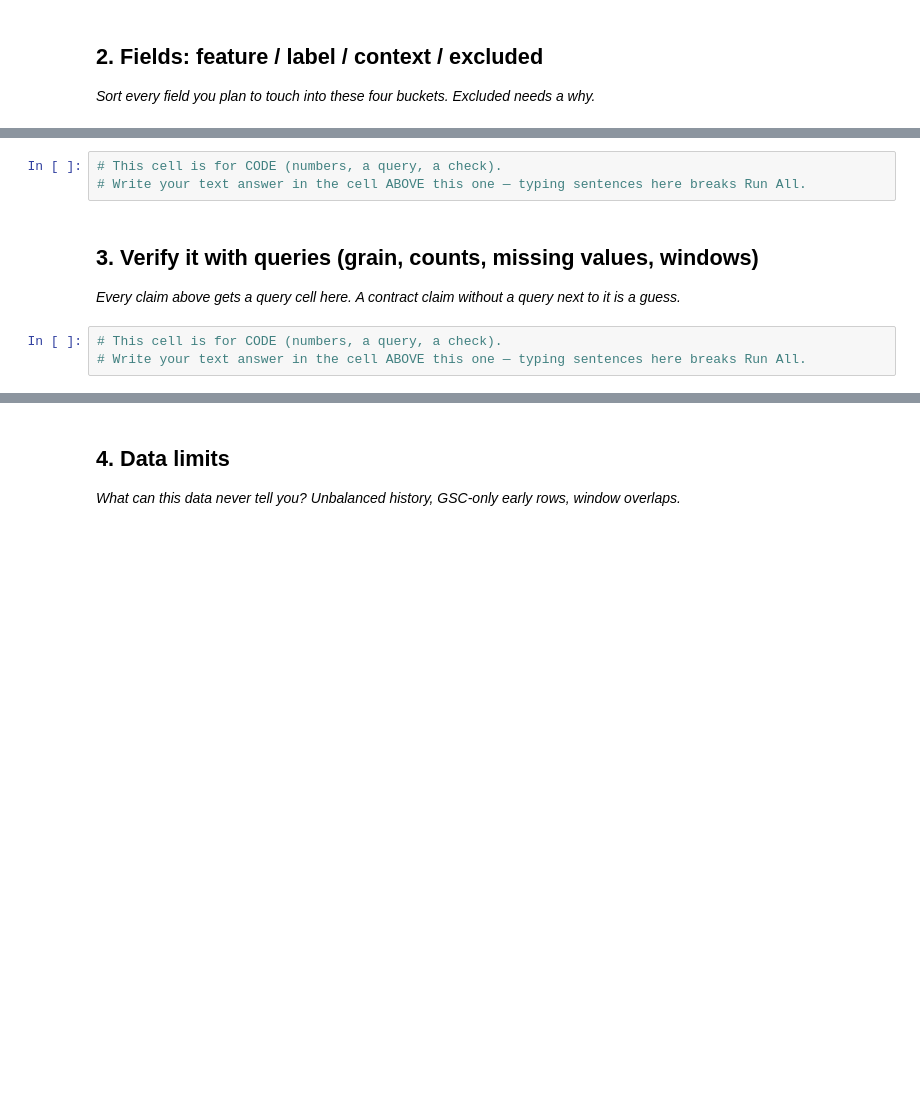
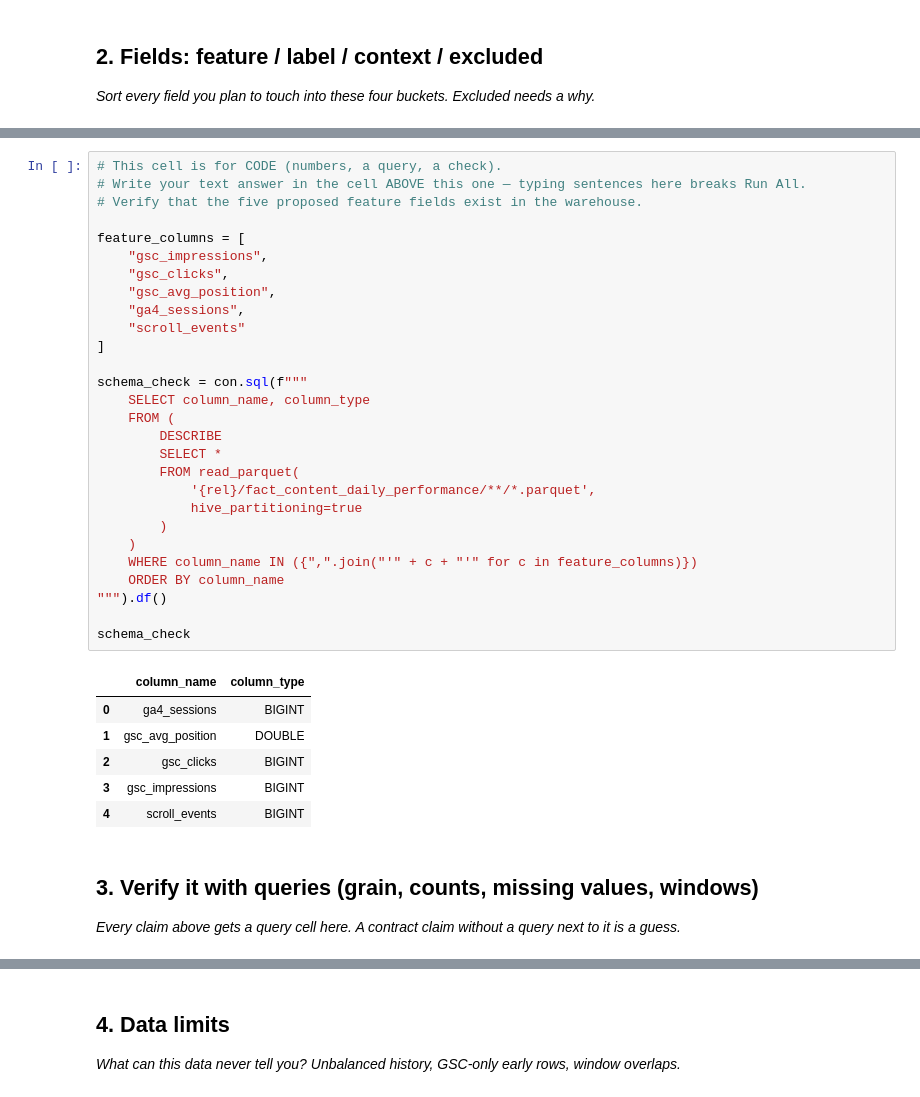
Before and after one commit to Asadnaeem23/flyrank-ml-internship, a Jupyter notebook: work/notebooks/w03_data_contract.ipynb, the cells around one changed output, grey strips where cells are left out. Drawn from its saved outputs; the diff is of its cells as text; blank space fills up the shorter version.

```diff
--- a/work/notebooks/w03_data_contract.ipynb
+++ b/work/notebooks/w03_data_contract.ipynb
@@ -20,10 +135,39 @@ This skeleton is yours to fill. Work the sections **in order** — each one has
 # %%
 # This cell is for CODE (numbers, a query, a check).
 # Write your text answer in the cell ABOVE this one — typing sentences here breaks Run All.
+# Verify that the five proposed feature fields exist in the warehouse.
+
+feature_columns = [
+    "gsc_impressions",
+    "gsc_clicks",
+    "gsc_avg_position",
+    "ga4_sessions",
+    "scroll_events"
+]
+
+schema_check = con.sql(f"""
+    SELECT column_name, column_type
+    FROM (
+        DESCRIBE
+        SELECT *
+        FROM read_parquet(
+            '{rel}/fact_content_daily_performance/**/*.parquet',
+            hive_partitioning=true
+        )
+    )
+    WHERE column_name IN ({",".join("'" + c + "'" for c in feature_columns)})
+    ORDER BY column_name
+""").df()
+
+schema_check
+# %% [output]
+|  | column_name | column_type |
+| 0 | ga4_sessions | BIGINT |
+| 1 | gsc_avg_position | DOUBLE |
+| 2 | gsc_clicks | BIGINT |
+| 3 | gsc_impressions | BIGINT |
+| 4 | scroll_events | BIGINT |
 # %% [markdown]
 ## 3. Verify it with queries (grain, counts, missing values, windows)
 
 *Every claim above gets a query cell here. A contract claim without a query next to it is a guess.*
-# %%
-# This cell is for CODE (numbers, a query, a check).
-# Write your text answer in the cell ABOVE this one — typing sentences here breaks Run All.
```
Also changed, not shown: parts of 9 cells of this notebook.
